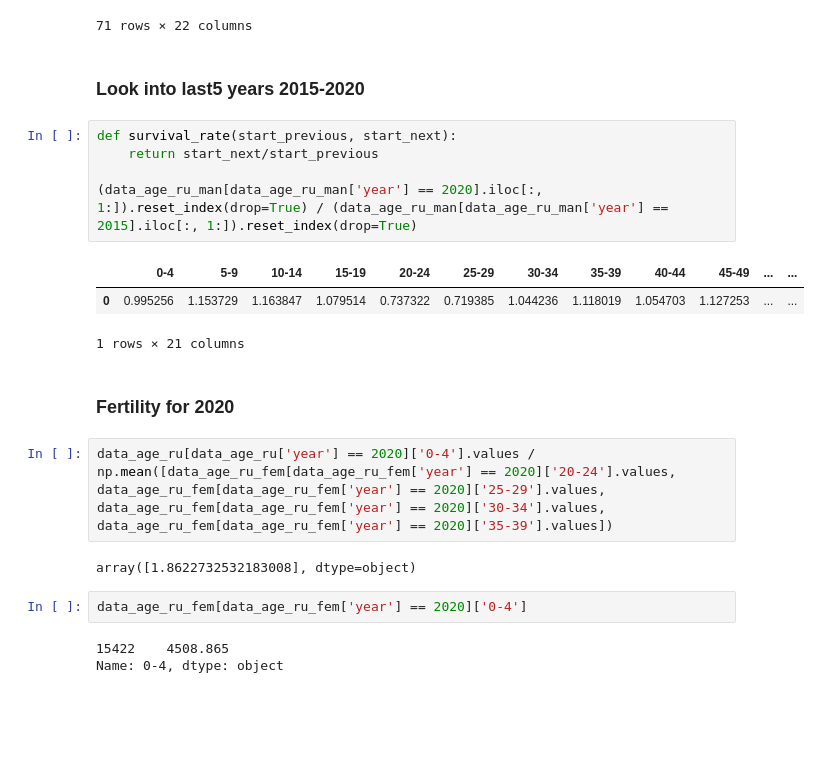
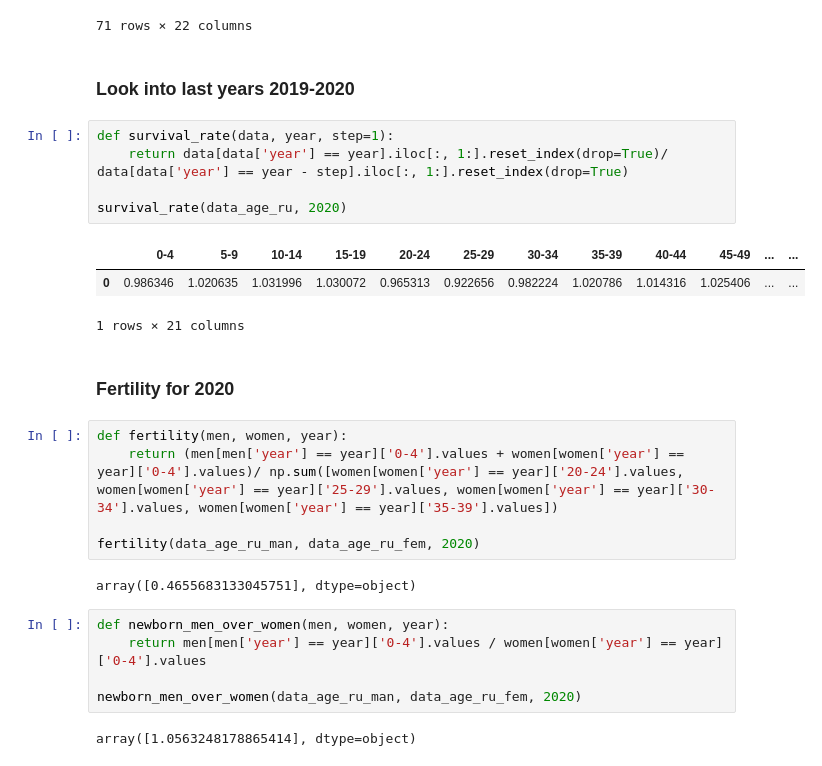
Before and after one commit to AAYamoldin/TrainingPrograms, a Jupyter notebook: Python/ITMO_Discrete_modeling/lab1/population_modeling.ipynb, the cells around one changed output. Saved outputs shown, nothing was run; the diff lists cells and outputs as text; blank space fills up the shorter version.

Commit message:
Start doing lab

```diff
--- a/Python/ITMO_Discrete_modeling/lab1/population_modeling.ipynb
+++ b/Python/ITMO_Discrete_modeling/lab1/population_modeling.ipynb
@@ -104,24 +103,29 @@ data_age_ru_man
 | 15422 | 2020 | 4762.826 | 4802.236 | 4186.103 | 3620.95 | 3373.933 | 4575.841 | 6300.711 | 5911.074 | 5127.944 | ... | ... |
 71 rows × 22 columns
 # %% [markdown]
-### Look into last5 years 2015-2020
+### Look into last years 2019-2020
 # %%
-def survival_rate(start_previous, start_next):
-    return start_next/start_previous
+def survival_rate(data, year, step=1):
+    return data[data['year'] == year].iloc[:, 1:].reset_index(drop=True)/ data[data['year'] == year - step].iloc[:, 1:].reset_index(drop=True)
 
-(data_age_ru_man[data_age_ru_man['year'] == 2020].iloc[:, 1:]).reset_index(drop=True) / (data_age_ru_man[data_age_ru_man['year'] == 2015].iloc[:, 1:]).reset_index(drop=True)
+survival_rate(data_age_ru, 2020)
 # %% [output]
 |  | 0-4 | 5-9 | 10-14 | 15-19 | 20-24 | 25-29 | 30-34 | 35-39 | 40-44 | 45-49 | ... | ... |
-| 0 | 0.995256 | 1.153729 | 1.163847 | 1.079514 | 0.737322 | 0.719385 | 1.044236 | 1.118019 | 1.054703 | 1.127253 | ... | ... |
+| 0 | 0.986346 | 1.020635 | 1.031996 | 1.030072 | 0.965313 | 0.922656 | 0.982224 | 1.020786 | 1.014316 | 1.025406 | ... | ... |
 1 rows × 21 columns
 # %% [markdown]
 ### Fertility for 2020
 # %%
-data_age_ru[data_age_ru['year'] == 2020]['0-4'].values / np.mean([data_age_ru_fem[data_age_ru_fem['year'] == 2020]['20-24'].values, data_age_ru_fem[data_age_ru_fem['year'] == 2020]['25-29'].values, data_age_ru_fem[data_age_ru_fem['year'] == 2020]['30-34'].values, data_age_ru_fem[data_age_ru_fem['year'] == 2020]['35-39'].values])
+def fertility(men, women, year):
+    return (men[men['year'] == year]['0-4'].values + women[women['year'] == year]['0-4'].values)/ np.sum([women[women['year'] == year]['20-24'].values, women[women['year'] == year]['25-29'].values, women[women['year'] == year]['30-34'].values, women[women['year'] == year]['35-39'].values])
+
+fertility(data_age_ru_man, data_age_ru_fem, 2020)
 # %% [output]
-array([1.8622732532183008], dtype=object)
+array([0.4655683133045751], dtype=object)
-# %%
-data_age_ru_fem[data_age_ru_fem['year'] == 2020]['0-4']
-# %% [output]
-15422    4508.865
-Name: 0-4, dtype: object
+# %%
+def newborn_men_over_women(men, women, year):
+    return men[men['year'] == year]['0-4'].values / women[women['year'] == year]['0-4'].values
+
+newborn_men_over_women(data_age_ru_man, data_age_ru_fem, 2020)
+# %% [output]
+array([1.0563248178865414], dtype=object)
```
Also changed, not shown: parts of 11 cells of this notebook.
